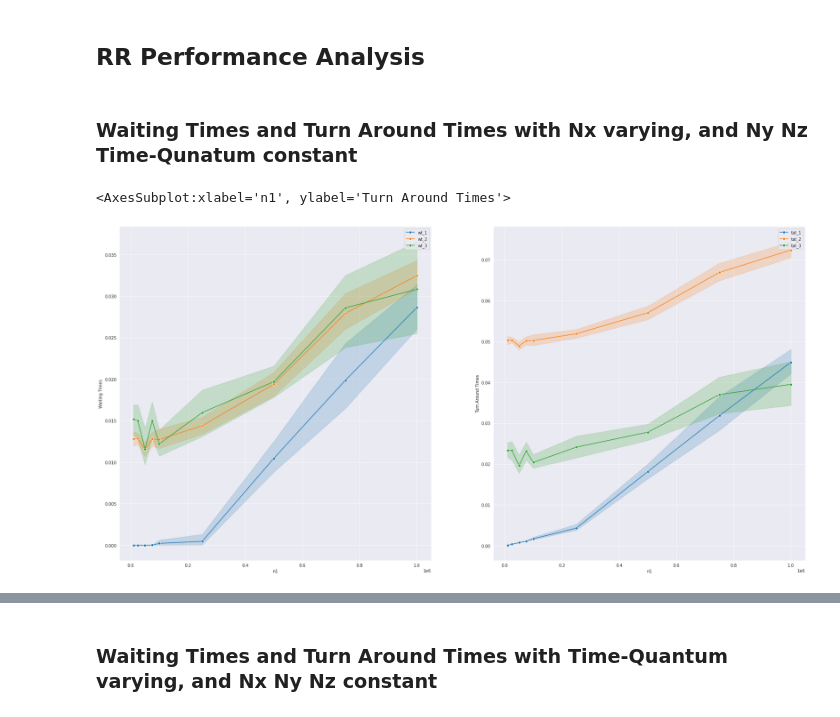
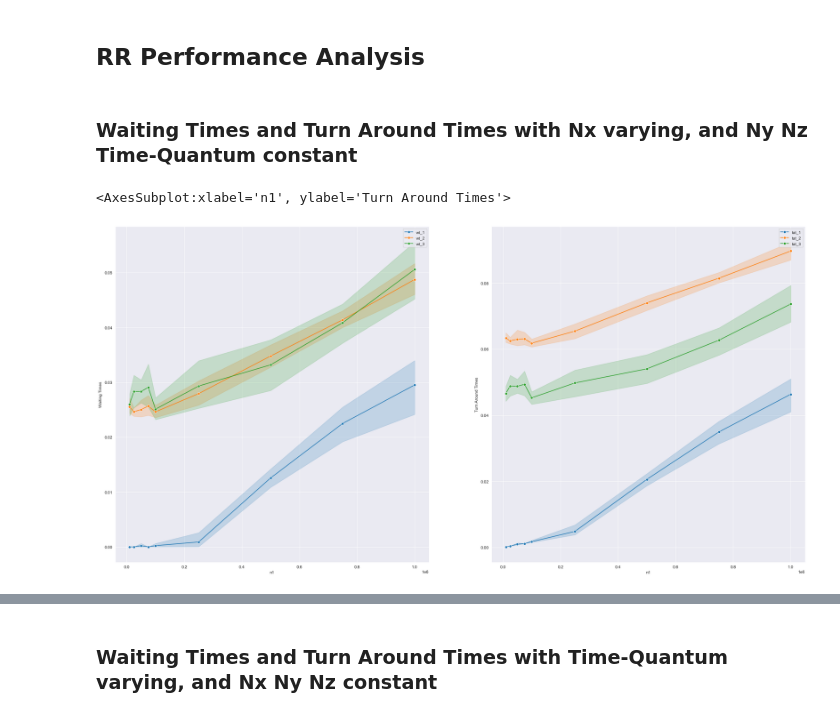
Before and after one commit to the-hyp0cr1t3/FCFS-RR-Scheduling, a Jupyter notebook: analysis/report.ipynb, the cells around one changed output, grey strips where cells are left out. Drawn from its saved outputs; the diff is of its cells as text; code cells hidden in the pictures.

```diff
--- a/analysis/report.ipynb
+++ b/analysis/report.ipynb
@@ -100,28 +124,28 @@ sns.lineplot(data=filtered, x="n3", y="tat_3", marker='o', label="tat_3", ax=axs
 # %% [markdown]
 ## RR Performance Analysis
 # %% [markdown]
-### Waiting Times and Turn Around Times with Nx varying, and Ny Nz Time-Qunatum constant
+### Waiting Times and Turn Around Times with Nx varying, and Ny Nz Time-Quantum constant
 # %%
 Ny = 2.5e5
-Nz = 1.0e5
+Nz = 2.5e5
 tq = 500
 
 fig, axs = plt.subplots(1, 2, figsize=(30, 15))
 # fig.suptitle('Times vs N1 Plots')
 
 filtered = df.loc[
     (df["n2"] == Ny) & (df["n3"] == Nz) & (df["scheduling_algorithm"] == "rr") & (df['time_quantum'] == tq)
 ]
 
 axs[0].set_ylabel('Waiting Times')
 sns.lineplot(data=filtered, x="n1", y="wt_1", marker='o', label="wt_1", ax=axs[0])
 sns.lineplot(data=filtered, x="n1", y="wt_2", marker='o', label="wt_2", ax=axs[0])
 sns.lineplot(data=filtered, x="n1", y="wt_3", marker='o', label="wt_3", ax=axs[0])
 
 axs[1].set_ylabel('Turn Around Times')
 sns.lineplot(data=filtered, x="n1", y="tat_1", marker='o', label="tat_1", ax=axs[1])
 sns.lineplot(data=filtered, x="n1", y="tat_2", marker='o', label="tat_2", ax=axs[1])
 sns.lineplot(data=filtered, x="n1", y="tat_3", marker='o', label="tat_3", ax=axs[1])
 # %% [output]
 <AxesSubplot:xlabel='n1', ylabel='Turn Around Times'>
-[figure, old version]
+[figure, new version]
```
Also changed, not shown: parts of 9 cells of this notebook.
